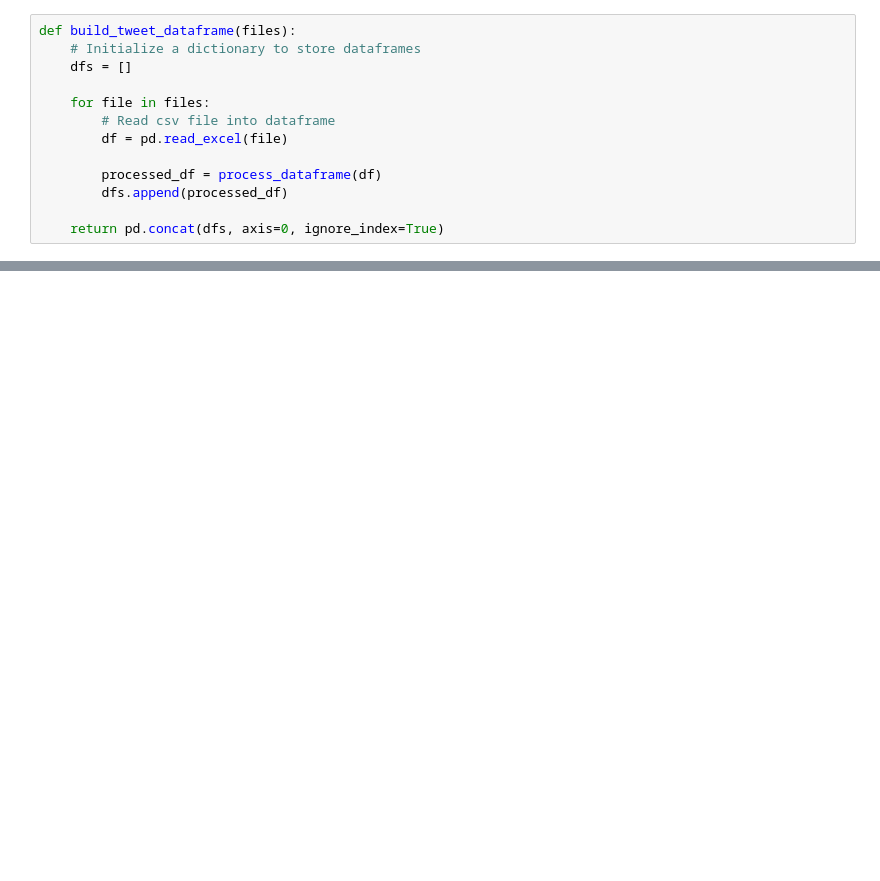
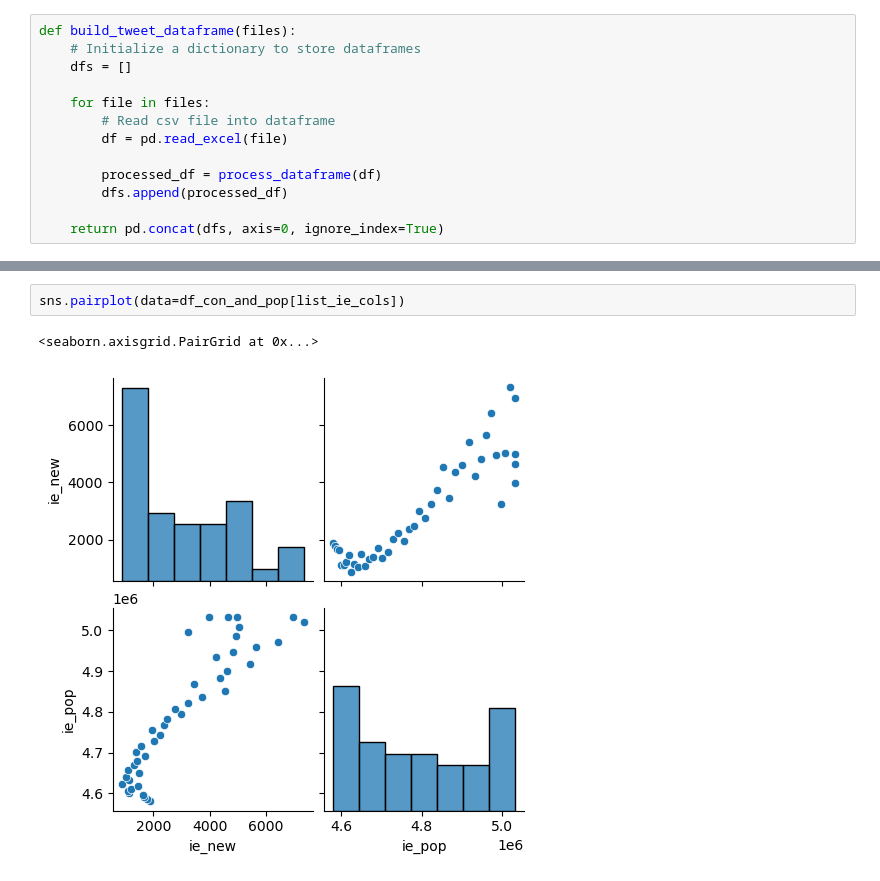
Before and after one commit to lcroash/MSC_SEM1_CA2, a Jupyter notebook: CA2.ipynb, the cells around one changed output, grey strips where cells are left out. Drawn from its saved outputs; the diff is of its cells as text; blank space fills up the shorter version.

Commit message:
Continued EDA and beginning to extract inferential stats from the IE data.

```diff
--- a/CA2.ipynb
+++ b/CA2.ipynb
@@ -2473,0 +2499,5 @@ memory usage: 540.6+ KB
+# %%
+sns.pairplot(data=df_con_and_pop[list_ie_cols])
+# %% [output]
+<seaborn.axisgrid.PairGrid at 0x...>
+[figure, added]
```
Also changed, not shown: parts of 204 cells of this notebook, 1 other file.
